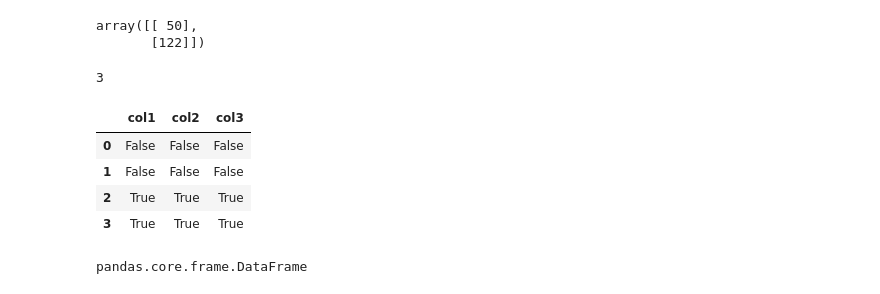
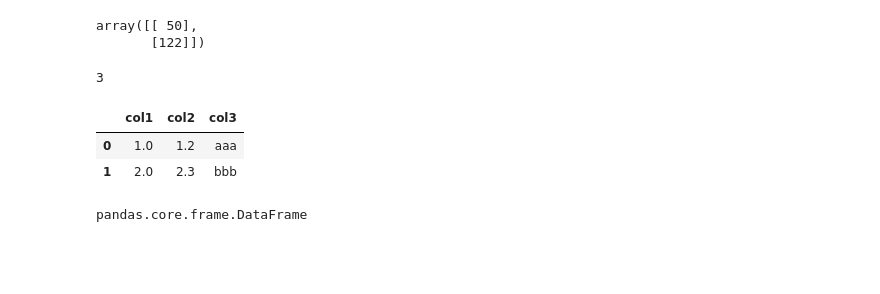
Before and after one commit to y-keysynth/JDLA-Deep-Learning-for-ENGINEER, a Jupyter notebook: E資格.ipynb, the cells around one changed output. Drawn from its saved outputs; the diff is of its cells as text; code cells hidden in the pictures; blank space fills up the shorter version.

```diff
--- a/E資格.ipynb
+++ b/E資格.ipynb
@@ -43,19 +75,18 @@ x_train.ndim
 # %%
 import pandas as pd
 import numpy as np
 data = pd.DataFrame({
     "col1": [1, 2, None, np.nan],
     "col2": [1.2, 2.3, None, np.nan],
     "col3": ["aaa", "bbb", None, np.nan]
 })
 data
 data.isna()
+data.dropna()
 # %% [output]
 |  | col1 | col2 | col3 |
-| 0 | False | False | False |
-| 1 | False | False | False |
-| 2 | True | True | True |
-| 3 | True | True | True |
+| 0 | 1.0 | 1.2 | aaa |
+| 1 | 2.0 | 2.3 | bbb |
 # %%
 import pandas as pd
 s = pd.Series([3,2,3,2,2])
```
Also changed, not shown: parts of 11 cells of this notebook.
